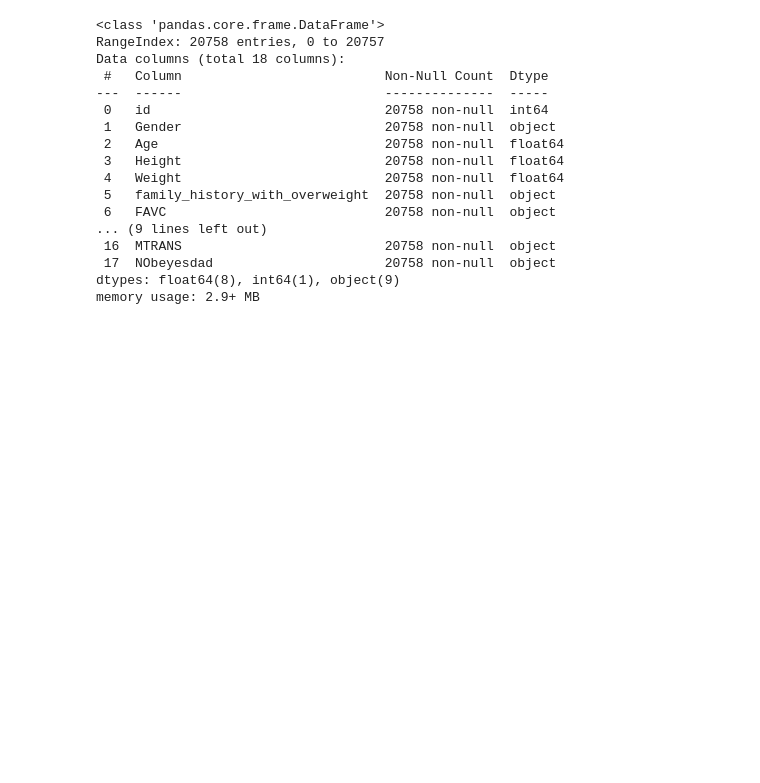
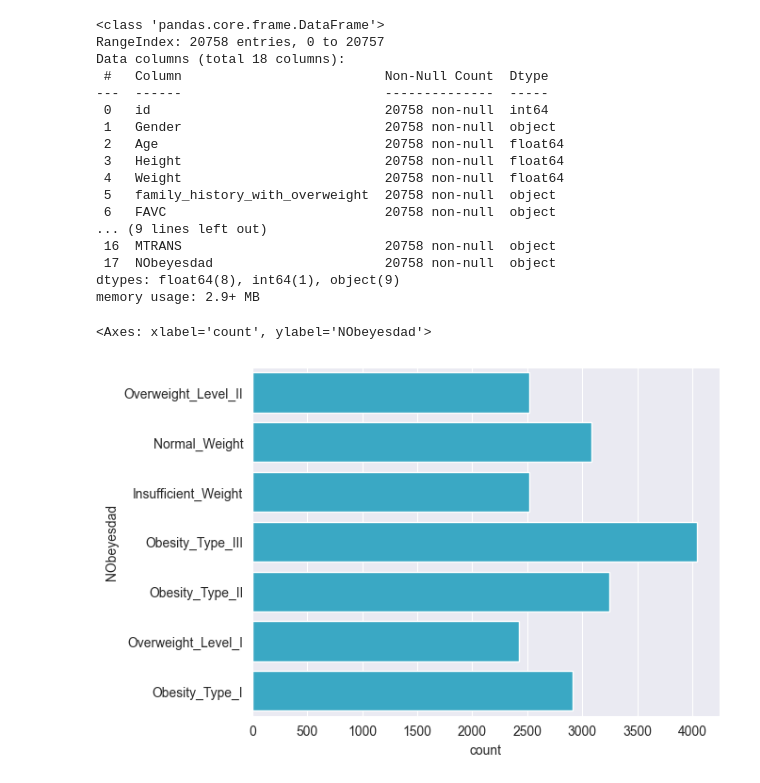
Before and after one commit to ALINYIWEN/Kaggle-Competitions, a Jupyter notebook: Multi-Class Prediction of Obesity Risk.ipynb, the cells around one changed output. Saved outputs shown, nothing was run; the diff lists cells and outputs as text; code cells hidden in the pictures; blank space fills up the shorter version.

```diff
--- a/Multi-Class Prediction of Obesity Risk.ipynb
+++ b/Multi-Class Prediction of Obesity Risk.ipynb
@@ -35,6 +35,8 @@ import pandas as pd
 import numpy as np
 
 import seaborn as sns
+color = sns.color_palette() # 生成各種顏色
+sns.set_style('darkgrid') # 設置主題：darkgrid、whitegrid、dark、white、ticks
 import matplotlib.pyplot as plt
 %matplotlib inline
 
@@ -92,3 +94,9 @@ Data columns (total 18 columns):
  17  NObeyesdad                      20758 non-null  object
 dtypes: float64(8), int64(1), object(9)
 memory usage: 2.9+ MB
+# %%
+# 觀察目標資料分布
+sns.countplot(df_train["NObeyesdad"], palette = ["#23b6db"])
+# %% [output]
+<Axes: xlabel='count', ylabel='NObeyesdad'>
+[figure, added]
```
